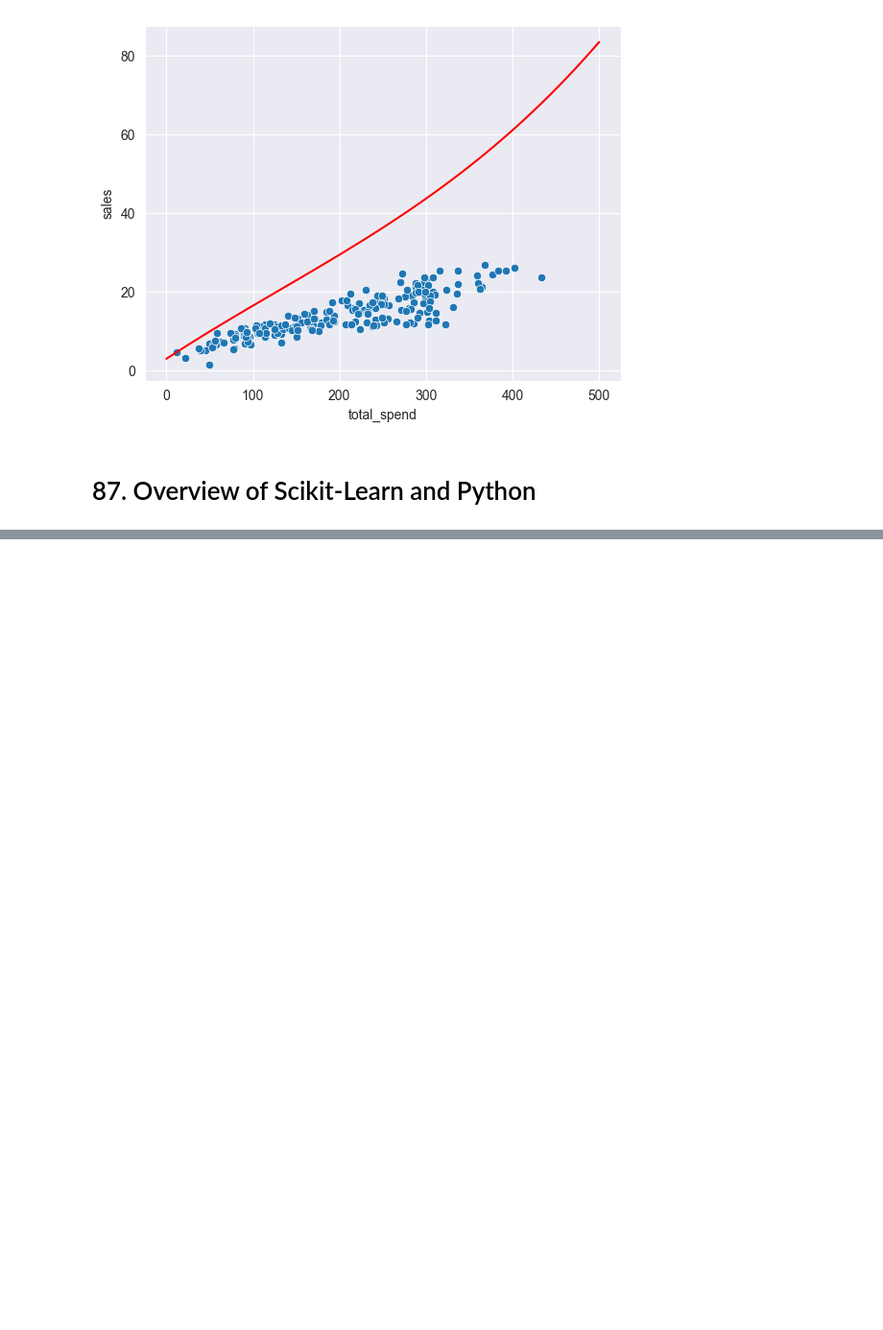
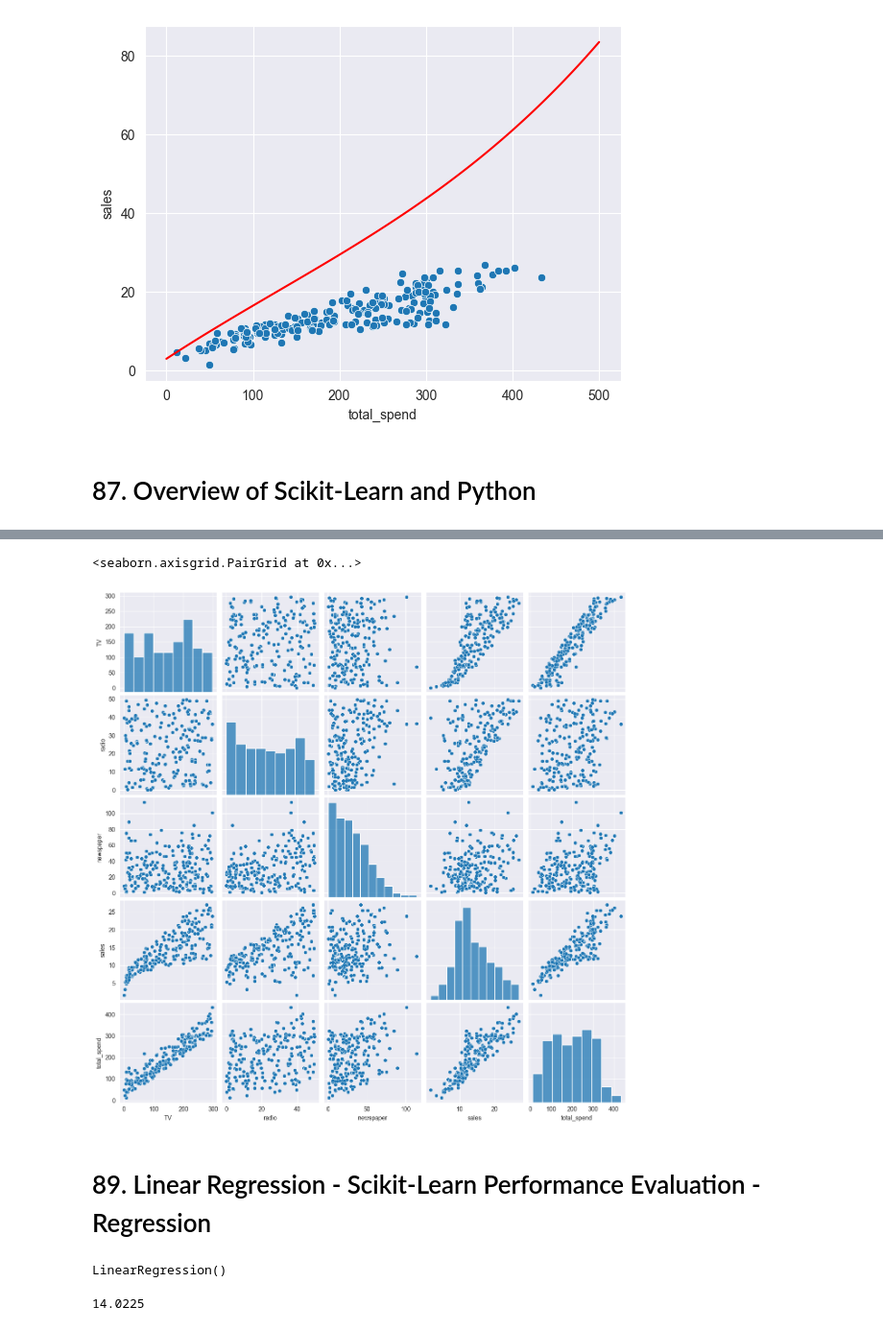
Before and after one commit to ZygimantasB/data_science_ml_learning, a Jupyter notebook: Section 10 Linear Regression/Remember 3/remember.ipynb, the cells around one changed output, grey strips where cells are left out. Shown at 96% size. Saved outputs shown, nothing was run; the diff lists cells and outputs as text; code cells hidden in the pictures; blank space fills up the shorter version.

```diff
--- a/Section 10 Linear Regression/Remember 3/remember.ipynb
+++ b/Section 10 Linear Regression/Remember 3/remember.ipynb
@@ -71,0 +94,5 @@ sns.scatterplot(data=df, x='total_spend', y='sales')
+# %%
+sns.pairplot(df)
+# %% [output]
+<seaborn.axisgrid.PairGrid at 0x...>
+[figure, added]
@@ -71,0 +105,2 @@ sns.scatterplot(data=df, x='total_spend', y='sales')
+# %% [markdown]
+# 89. Linear Regression - Scikit-Learn Performance Evaluation - Regression
@@ -71,0 +110,5 @@ sns.scatterplot(data=df, x='total_spend', y='sales')
+# %%
+model = LinearRegression()
+model.fit(X_train, y_train)
+# %% [output]
+LinearRegression()
@@ -71,0 +117,4 @@ sns.scatterplot(data=df, x='total_spend', y='sales')
+# %%
+df['sales'].mean()
+# %% [output]
+14.0225
```
Also changed, not shown: parts of 57 cells of this notebook.
